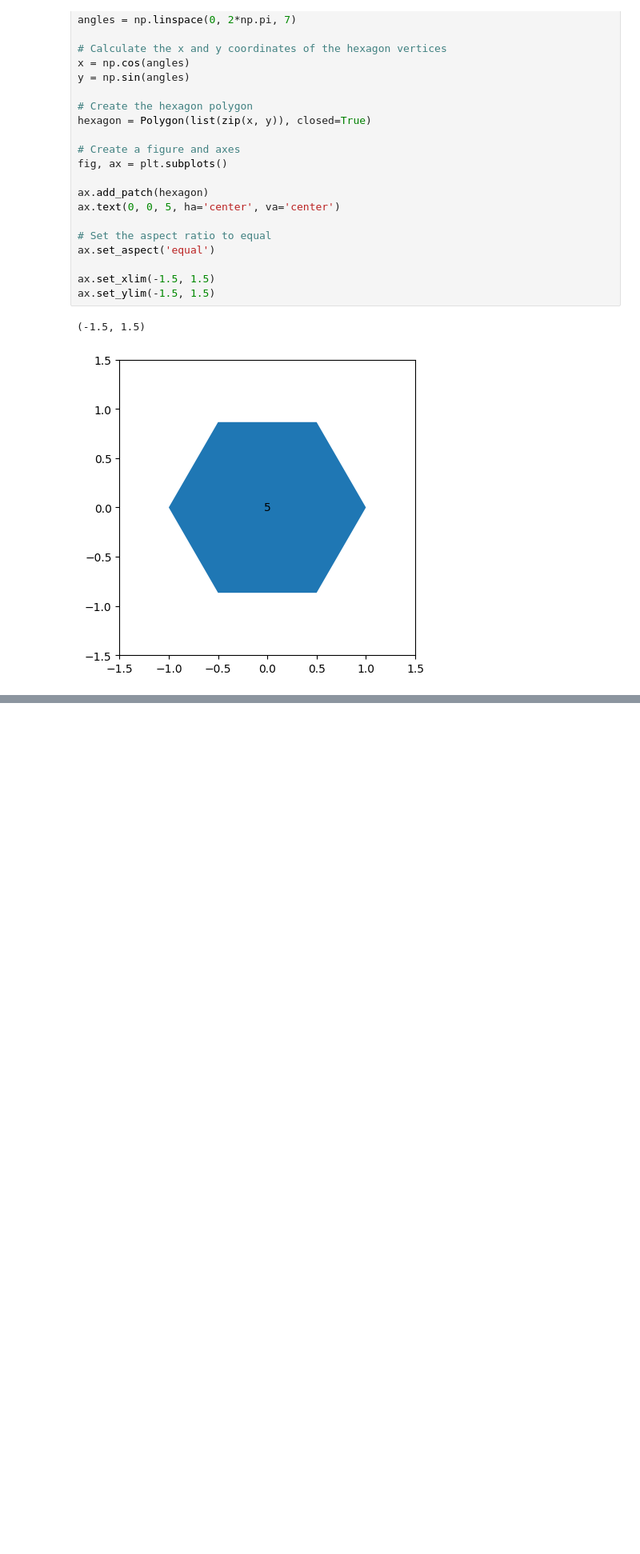
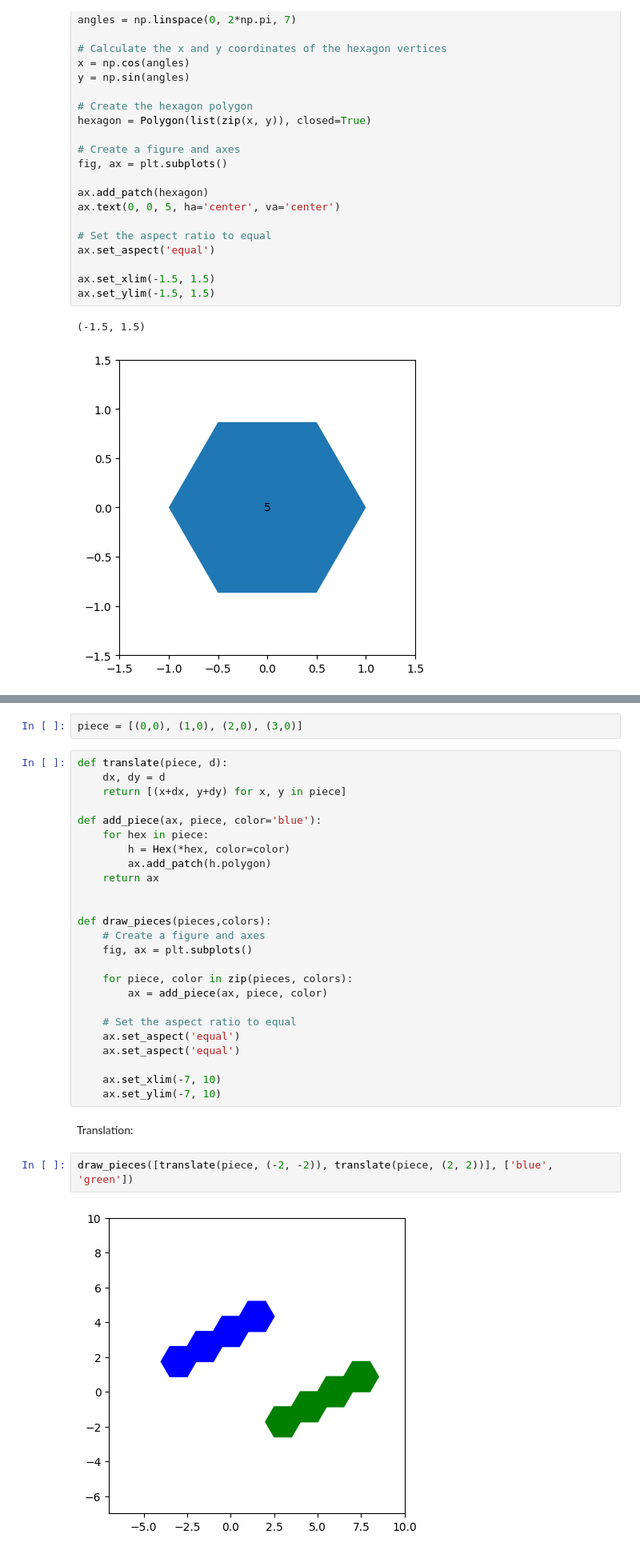
Before and after one commit to nesaboz/hexagon-puzzle, a Jupyter notebook: main.ipynb, the cells around one changed output, grey strips where cells are left out. Shown: that part at 80% size. Cells and saved outputs as stored; diff of their text form; blank space fills up the shorter version.

```diff
--- a/main.ipynb
+++ b/main.ipynb
@@ -125,0 +128,33 @@ ax.set_ylim(-15, 5)
+# %%
+piece = [(0,0), (1,0), (2,0), (3,0)]
+# %%
+def translate(piece, d):
+    dx, dy = d
+    return [(x+dx, y+dy) for x, y in piece]
+
+def add_piece(ax, piece, color='blue'):
+    for hex in piece:
+        h = Hex(*hex, color=color)
+        ax.add_patch(h.polygon)
+    return ax
+
+
+def draw_pieces(pieces,colors):
+    # Create a figure and axes
+    fig, ax = plt.subplots()
+
+    for piece, color in zip(pieces, colors):
+        ax = add_piece(ax, piece, color)
+
+    # Set the aspect ratio to equal
+    ax.set_aspect('equal')
+    ax.set_aspect('equal')
+
+    ax.set_xlim(-7, 10)
+    ax.set_ylim(-7, 10)
+# %% [markdown]
+Translation:
+# %%
+draw_pieces([translate(piece, (-2, -2)), translate(piece, (2, 2))], ['blue', 'green'])
+# %% [output]
+[figure, added]
```
Also changed, not shown: parts of 10 cells of this notebook, 2 other files.
